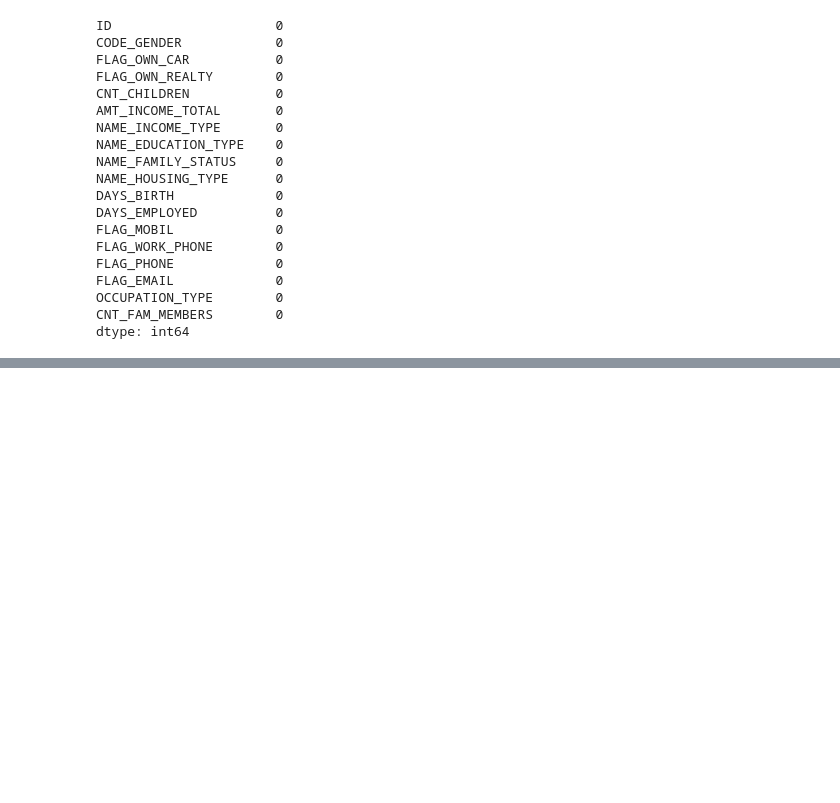
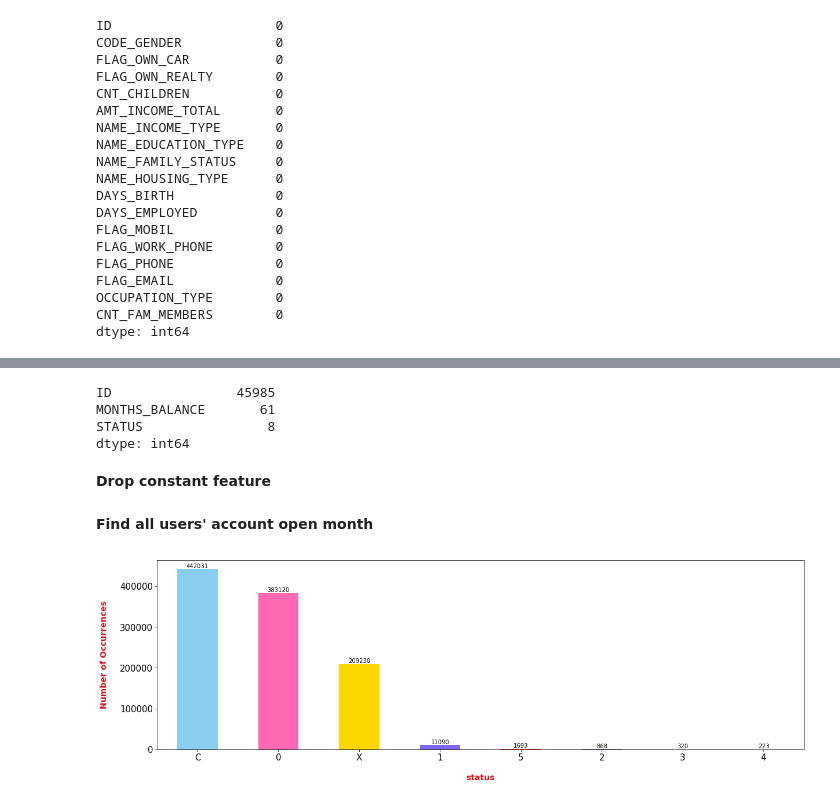
Before and after one commit to nguyenbathanh37/BI-Final, a Jupyter notebook: EDA datasets.ipynb, the cells around one changed output, grey strips where cells are left out. Drawn from its saved outputs; the diff is of its cells as text; code cells hidden in the pictures; blank space fills up the shorter version.

```diff
--- a/EDA datasets.ipynb
+++ b/EDA datasets.ipynb
@@ -4,3 +4,9 @@
 import numpy as np
 import pandas as pd
 import matplotlib.pyplot as plt
+import warnings
+warnings.filterwarnings("ignore")
+
+colors = ["#89CFF0", "#FF69B4", "#FFD700", "#7B68EE", "#FF4500",
+          "#9370DB", "#32CD32", "#8A2BE2", "#FF6347", "#20B2AA",
+          "#FF69B4", "#00CED1", "#FF7F50", "#7FFF00", "#DA70D6"]
@@ -152,0 +168,9 @@ dtype: int64
+# %%
+credit_df.nunique()
+# %% [output]
+ID                45985
+MONTHS_BALANCE       61
+STATUS                8
+dtype: int64
+# %% [markdown]
+**Drop constant feature**
@@ -152,0 +179,2 @@ dtype: int64
+# %% [markdown]
+**Find all users' account open month**
@@ -152,0 +185,11 @@ dtype: int64
+# %%
+plt.figure(figsize = (20, 6))
+ax = credit_df["STATUS"].value_counts().plot(kind = 'bar', color = colors, rot = 0)
+
+for p in ax.patches:
+    ax.annotate(int(p.get_height()), (p.get_x() + 0.25, p.get_height() + 1), ha = 'center', va = 'bottom', color = 'black')
+    ax.tick_params(axis = 'both', labelsize = 15)
+plt.xlabel('status', weight = "bold", color = "#D71313", fontsize = 14, labelpad = 20)
+plt.ylabel('Number of Occurrences', weight = "bold", color = "#D71313", fontsize = 14, labelpad = 20);
+# %% [output]
+[figure, added]
```
Also changed, not shown: parts of 61 cells of this notebook.
